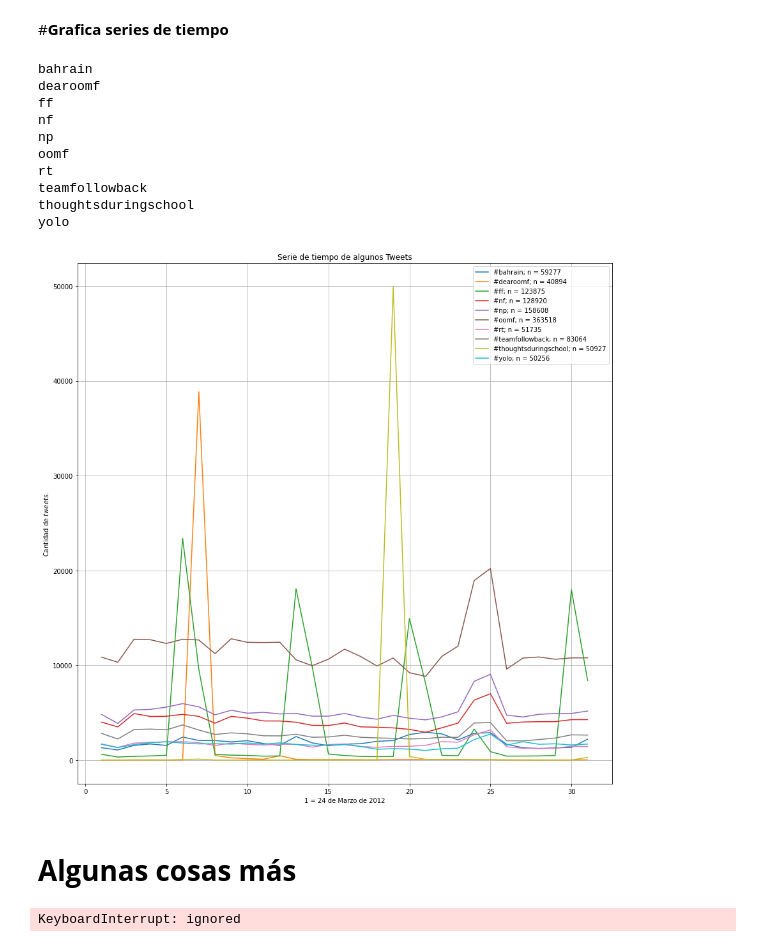
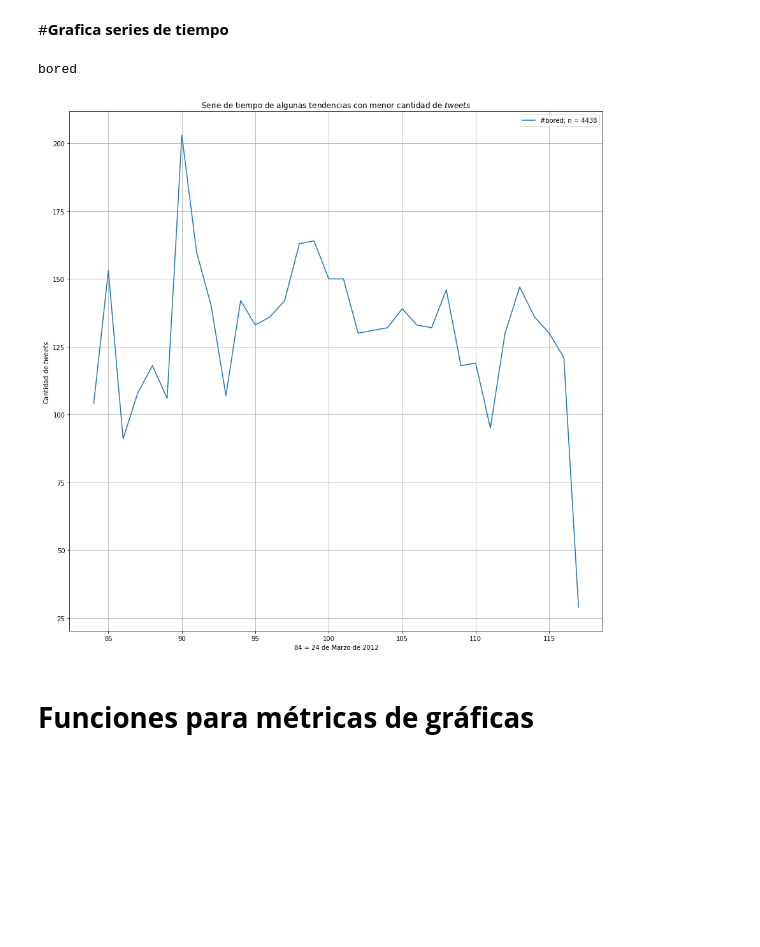
Before and after one commit to ErickMMuniz/NetworkAnalysis_TwitterTrends, a Jupyter notebook: NetworkAnalysis_TwitterTrends.ipynb, the cells around one changed output. Drawn from its saved outputs; the diff is of its cells as text; code cells hidden in the pictures; blank space fills up the shorter version.

Commit message:
Flow to get metric by time

```diff
--- a/NetworkAnalysis_TwitterTrends.ipynb
+++ b/NetworkAnalysis_TwitterTrends.ipynb
@@ -148,25 +148,28 @@ G_follow = nx.Graph()
 #order = sorted(name_all_hastag, key=lambda x: name_all_hastag[x], reverse=True)
 #print(order[0:100])
 
+def givehour(timestamp):
+    day_string = timestamp.hour
+    return day_string
 
 def giveday(timestamp):
-    day_string = timestamp.day
+    day_string = timestamp.dayofyear
     return day_string
 
-
+yolodf = None
 fig = plt.figure(figsize = (15,15))
 for name_h in name_all_hastag:
   #wihtelist = ['wheniwaslittle', 'oomf','yolo','10factsaboutme','sorrynotsorry']
-  wihtelist = ['oomf',
-               'np',
-               'nf',
-               'ff',
-               'teamfollowback',
-               'bahrain',
-               'rt',
-               'thoughtsduringschool',
-               'yolo',
-               'dearoomf']
+  #wihtelist = ['oomf',
+  #             'np',
+  #             'nf',
+  #             'ff',
+  #             'teamfollowback',
+  #             'bahrain',
+  #             'rt',
+  #             'thoughtsduringschool',
+  #             'yolo',
+  #             'dearoomf']
   #wihtelist = ['youvedoneittoo',
   #             'iwonderif',
   #             'weed',
@@ -178,64 +181,40 @@ for name_h in name_all_hastag:
   #             'ifweweretogetherrightnow',
   #             'icantlivewithout',
   #             'thatdepressingmoment']
+  #wihtelist = ['yolo']
+  wihtelist = ['bored']
   if name_h in wihtelist:
     print(name_h)
     #print(name_h, len(name_all_hastag[name_h]))
   #name_h = 'sorrynotsorry'
     prueba = name_all_hastag[name_h]
     #del prueba[0]
     prueba = [ k.split(',') for k in prueba ]
     df_final = pd.DataFrame(prueba, columns = ['time','userid'])
     #path_final_csv = '/content/gen_csv/{}.csv'.format(name_h)
     #df_final.to_csv(path_or_buf=path_final_csv)
     df_final['time'] = pd.to_datetime(df_final['time'],unit='s')
 
     df_final['day'] = df_final['time'].apply(giveday)
     days = df_final.groupby('day')
     daycount = days['day'].count()
     timedict = daycount.to_dict()
 
     plt.plot(list(timedict.keys()), list(timedict.values()),
              label = "#{}; n = {}".format(name_h,
                                           np.sum(list(timedict.values()))))
     #plt.xticks(list(timedict.keys()), fontsize=15, rotation=90)
+    yolodf = df_final
 
-plt.title("Serie de tiempo de algunos Tweets")
+plt.title("Serie de tiempo de algunas tendencias con menor cantidad de $tweets$")
 plt.ylabel("Cantidad de $tweets$.")
-plt.xlabel("1 = 24 de Marzo de 2012")
+plt.xlabel("84 = 24 de Marzo de 2012")
 plt.legend()
 plt.grid()
 #plt.show()
-plt.savefig(fname = "/content/images/ts_tweets_max.pdf")
+plt.savefig(fname = "/content/images/ts_tweets_min.pdf")
 # %% [output]
-bahrain
-dearoomf
-ff
-nf
-np
-oomf
-rt
-teamfollowback
-thoughtsduringschool
-yolo
+bored
-[figure, old version]
+[figure, new version]
-# %% [markdown]
-# **Algunas cosas más**
-# %%
-data_follow = get_data_followers_and_friends()
-name_h = 'sorrynotsorry'
-path_final_csv = '/content/drive/My Drive/NetworkAnalysis_TwitterTrends/clean_data/datatime/{}.csv'.format(name_h)
-df_ts = pd.read_csv(path_final_csv)
-social_network = data_follow[data_follow['source'].isin(df_ts['userid'])]
-## Makes graphs
-G_follow = nx.Graph()
-nx.from_pandas_edgelist(df = social_network,
-                        source = 'source',
-                        target = 'target',
-                        create_using=G_follow)
-
-df_ts['time'] = pd.to_datetime(df_ts['time'],unit='s')
-
-nx.betweenness_centrality(G_follow)
-# %% [output]
-KeyboardInterrupt: ignored
+# %% [markdown]
+# **Funciones para métricas de gráficas**
```
Also changed, not shown: parts of 1 cell of this notebook.
